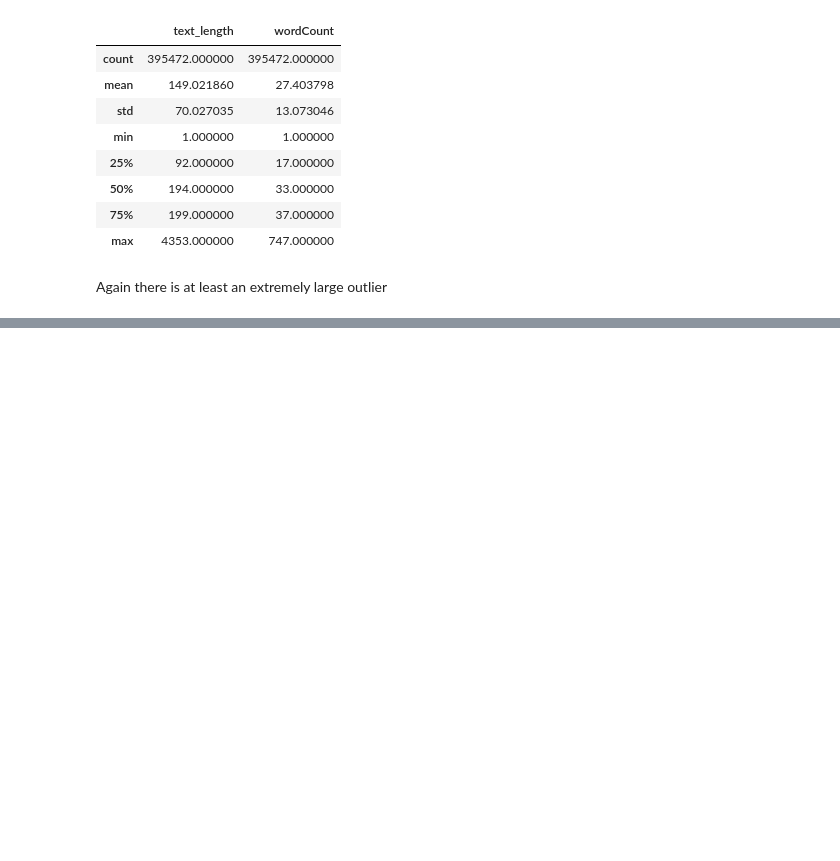
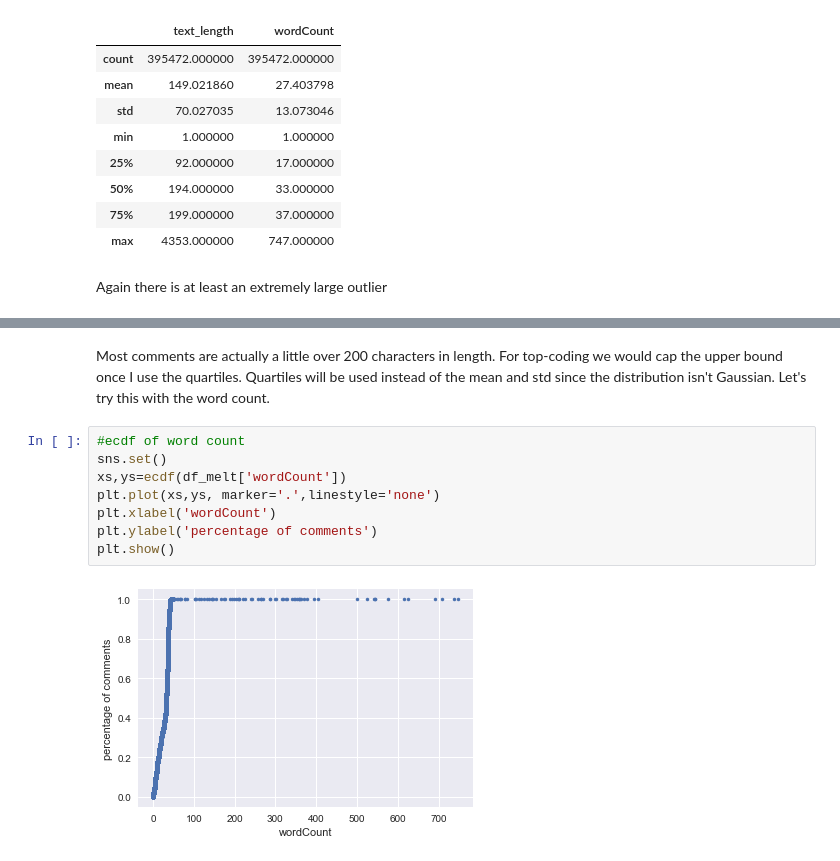
Before and after one commit to JohnDeJesus22/Personality-Text-Classifier, a Jupyter notebook: PTCEDA.ipynb, the cells around one changed output, grey strips where cells are left out. Cells and saved outputs as stored; diff of their text form; blank space fills up the shorter version.

```diff
--- a/PTCEDA.ipynb
+++ b/PTCEDA.ipynb
@@ -303,0 +321,12 @@ Again there is at least an extremely large outlier
+# %% [markdown]
+Most comments are actually a little over 200 characters in length. For top-coding we would cap the upper bound once I use the quartiles. Quartiles will be used instead of the mean and std since the distribution isn't Gaussian. Let's try this with the word count.
+# %%
+#ecdf of word count
+sns.set()
+xs,ys=ecdf(df_melt['wordCount'])
+plt.plot(xs,ys, marker='.',linestyle='none')
+plt.xlabel('wordCount')
+plt.ylabel('percentage of comments')
+plt.show()
+# %% [output]
+[figure, added]
```
Also changed, not shown: parts of 7 cells of this notebook.
